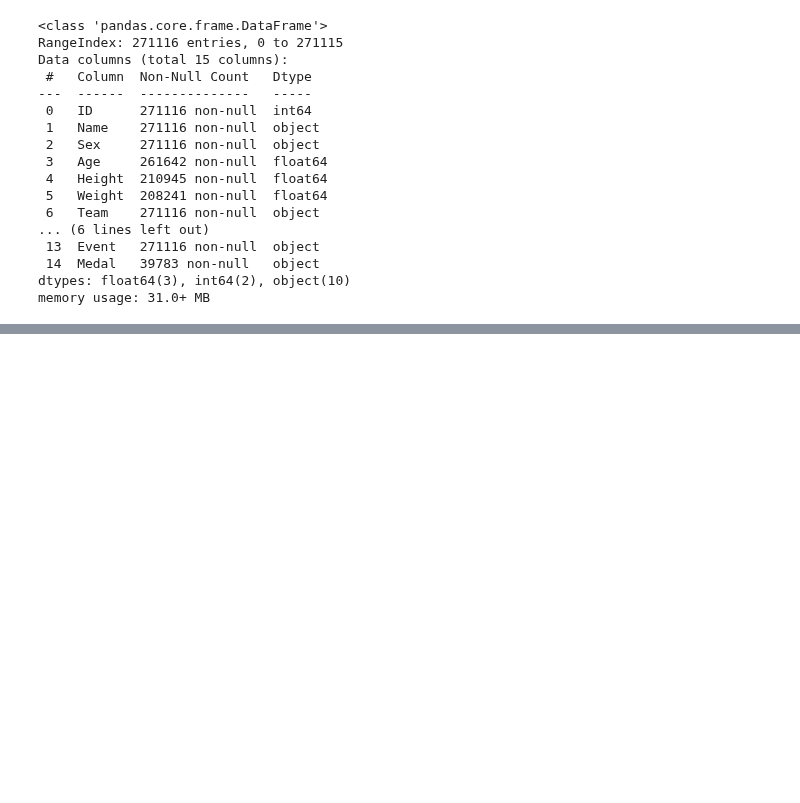
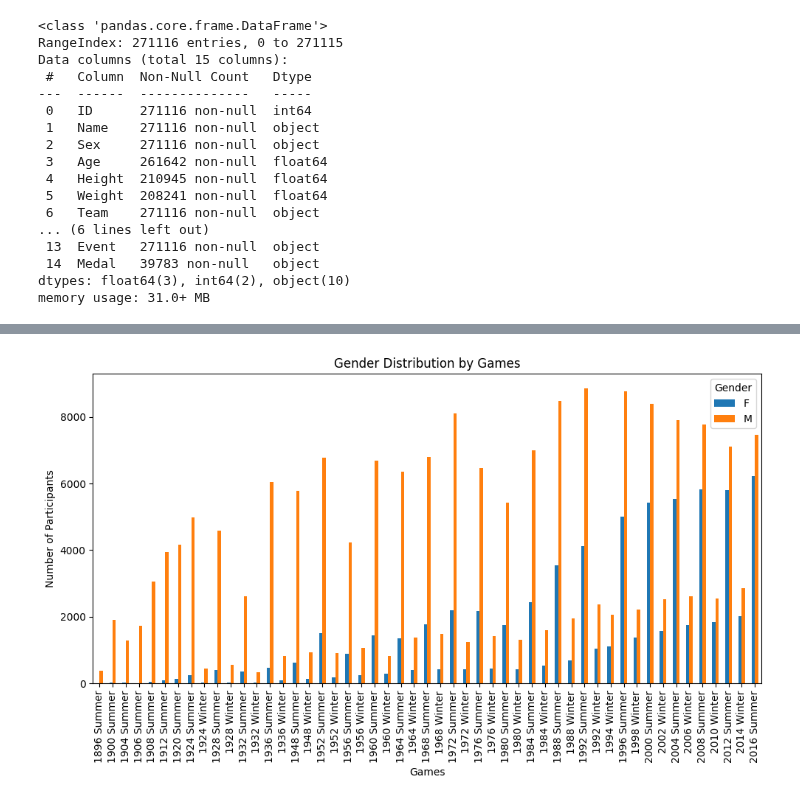
Before and after one commit to Ludwilton/Projekt-OS-Norge, a Jupyter notebook: uppgift_0/uppgift.0.PHILIP.ipynb, the cells around one changed output, grey strips where cells are left out. Saved outputs shown, nothing was run; the diff lists cells and outputs as text; code cells hidden in the pictures; blank space fills up the shorter version.

```diff
--- a/uppgift_0/uppgift.0.PHILIP.ipynb
+++ b/uppgift_0/uppgift.0.PHILIP.ipynb
@@ -136,0 +189,16 @@ plot_top_medals(df_football, group_by="NOC", limit=10)
+# %%
+# i. plotta gärna fler saker som är intressant.
+# (Hur har könsfördelningen ändrats för varje event?)
+gender_distribution = df.groupby("Games")["Sex"].value_counts().unstack(fill_value=0)
+
+gender_distribution.plot(kind="bar", figsize=(10, 6))
+
+plt.title("Gender Distribution by Games")
+plt.xlabel("Games")
+plt.ylabel("Number of Participants")
+plt.legend(title="Gender")
+plt.tight_layout()
+
+plt.show()
+# %% [output]
+[figure, added]
```
Also changed, not shown: parts of 20 cells of this notebook.
